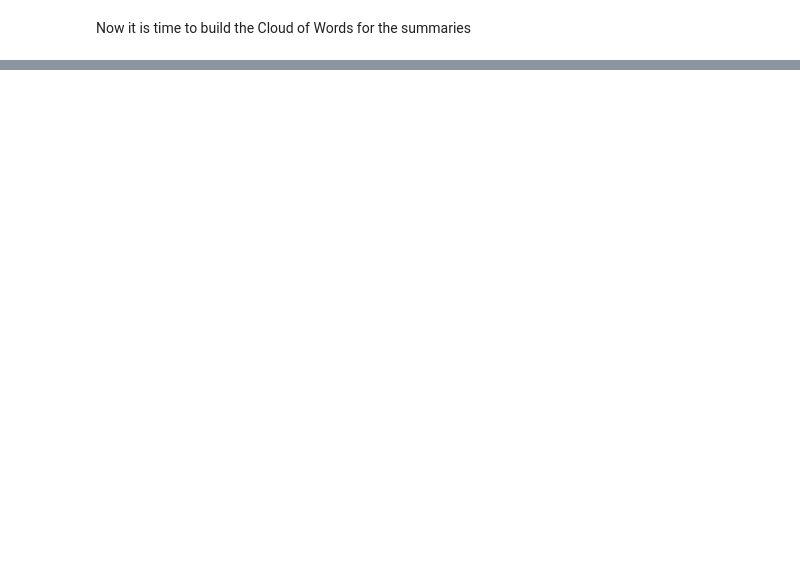
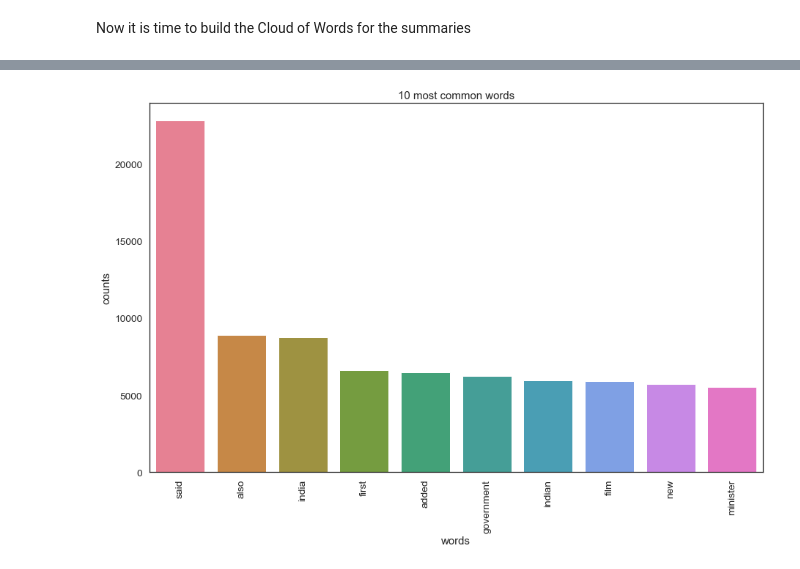
Before and after one commit to edumunozsala/Text-Summarization-Guide, a Jupyter notebook: Text_summarization_EDA.ipynb, the cells around one changed output, grey strips where cells are left out. Cells and saved outputs as stored; diff of their text form; code cells hidden in the pictures; blank space fills up the shorter version.

```diff
--- a/Text_summarization_EDA.ipynb
+++ b/Text_summarization_EDA.ipynb
@@ -836,0 +831,9 @@ The next cells will allow us to discover topics in our texts, group of words wit
+# %%
+# Initialise the count vectorizer
+tf_vectorizer = CountVectorizer(max_df=0.9, min_df=25, max_features=5000)
+# Apply the count vectorized method to our cleaned data
+tf = tf_vectorizer.fit_transform(cleaned_text)
+# Build the Document Term Matrix
+tf_feature_names = tf_vectorizer.get_feature_names()
+doc_term_matrix = pd.DataFrame(tf.toarray(), columns=list(tf_feature_names))
+print(doc_term_matrix)
@@ -836,0 +854,5 @@ The next cells will allow us to discover topics in our texts, group of words wit
+# %%
+# Visualise the 10 most common words
+plot_10_most_common_words(tf, tf_vectorizer)
+# %% [output]
+[figure, added]
```
Also changed, not shown: parts of 55 cells of this notebook, 3 other files.
